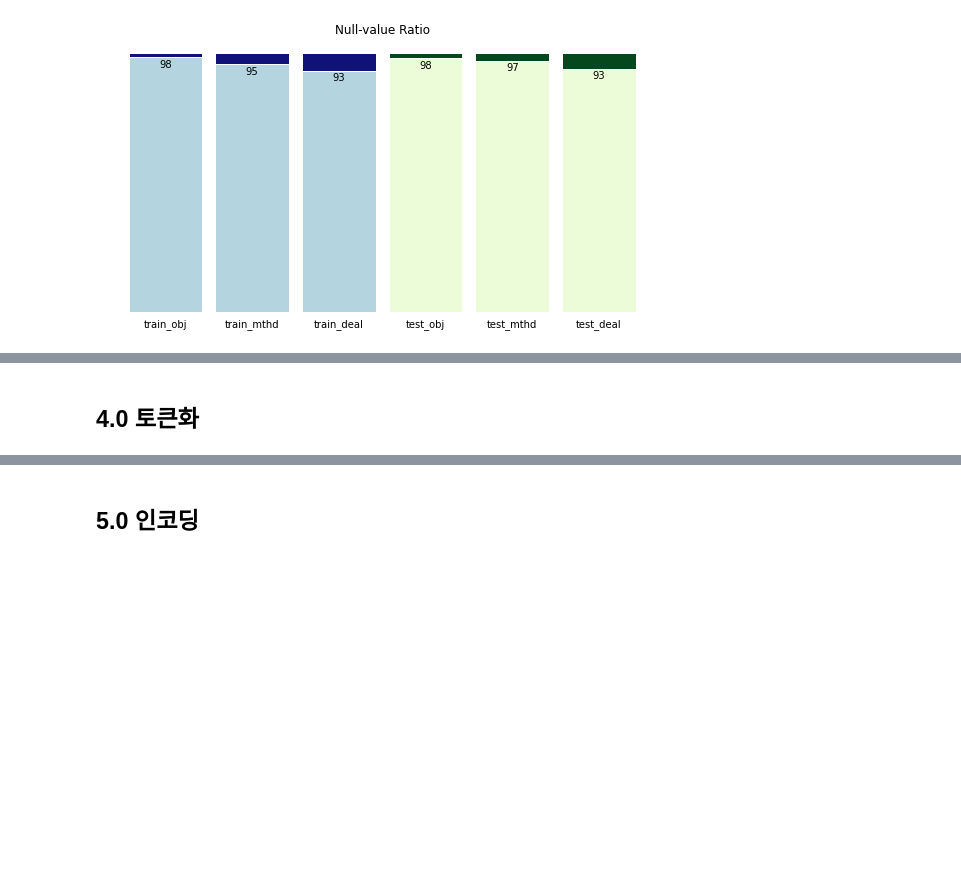
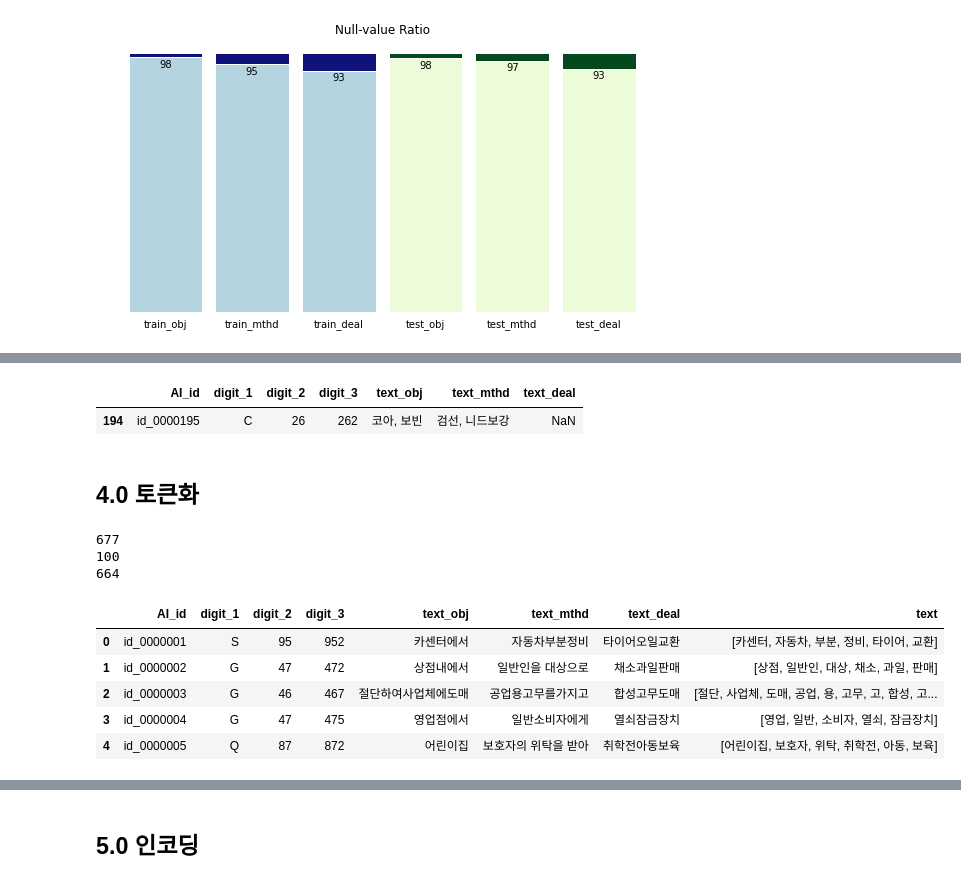
Before and after one commit to huitaek/contest-kostat-ai, a Jupyter notebook: preprocessing.ipynb, the cells around one changed output, grey strips where cells are left out. Saved outputs shown, nothing was run; the diff lists cells and outputs as text; code cells hidden in the pictures; blank space fills up the shorter version.

```diff
--- a/preprocessing.ipynb
+++ b/preprocessing.ipynb
@@ -156,2 +249,56 @@ plt.show()
+# %%
+condition1 = train['text_obj'] == '코아, 보빈'
+condition2 = train['text_mthd'] == '입고, 재단'
+train[condition1&condition2]
+# %% [output]
+|  | AI_id | digit_1 | digit_2 | digit_3 | text_obj | text_mthd | text_deal |
+| 194 | id_0000195 | C | 26 | 262 | 코아, 보빈 | 검선, 니드보강 | NaN |
 # %% [markdown]
 ## <b>4.0 토큰화</b>
+# %%
+# 불용어 사전 불러오기
+
+stopwords = pd.read_csv("./data/stopwords/stopwords_1.csv", encoding='CP949')
+stopwords = stopwords['stopwords']
+print(len(stopwords))
+
+stopwords_2 = pd.read_table("./data/stopwords/stopwords_2.txt", names=['stopwords', '품사', 'ratio'])
+stopwords_2 = stopwords_2['stopwords']
+print(len(stopwords_2))
+
+# 불용어 사전 병합
+
+stopwords = pd.concat([stopwords, stopwords_2], axis=0)
+stopwords.drop_duplicates(inplace=True)
+stopwords.reset_index(inplace=True, drop=True)
+print(len(stopwords))
+
+# stopwords.to_csv("./data/stopwords/stopwords_concat.csv", encoding='CP949')
+stopwords = list(stopwords)
+# %% [output]
+677
+100
+664
+# %%
+# train 데이터 토크나이징
+
+mecab_train_text_obj = []
+mecab_train_text_mthd = []
+mecab_train_text_deal = []
+
+mecab = Mecab()
+
+for sentence in tqdm(train['text_obj']): # 진행상황 Progress Bar를 위한 tqdm library
+    tokenized_sentence = mecab.morphs(sentence) # 토큰화
+    stopwords_removed_sentence = [word for word in tokenized_sentence if not word in list(stopwords)] # 불용어 제거
+    mecab_train_text_obj.append(stopwords_removed_sentence)
+
+for sentence in tqdm(train['text_mthd']): # 진행상황 Progress Bar를 위한 tqdm library
+    tokenized_sentence = mecab.morphs(sentence) # 토큰화
+    stopwords_removed_sentence = [word for word in tokenized_sentence if not word in list(stopwords)] # 불용어 제거
+    mecab_train_text_mthd.append(stopwords_removed_sentence)
+
+for sentence in tqdm(train['text_deal']): # 진행상황 Progress Bar를 위한 tqdm library
+    tokenized_sentence = mecab.morphs(sentence) # 토큰화
+    stopwords_removed_sentence = [word for word in tokenized_sentence if not word in list(stopwords)] # 불용어 제거
+    mecab_train_text_deal.append(stopwords_removed_sentence)
@@ -157,0 +328,4 @@ plt.show()
+# %%
+train['text'] = mecab_train_text_obj
+train['text'] = train['text'] + mecab_train_text_mthd
+train['text'] = train['text'] + mecab_train_text_deal
@@ -157,0 +336,9 @@ plt.show()
+# %%
+train.head()
+# %% [output]
+|  | AI_id | digit_1 | digit_2 | digit_3 | text_obj | text_mthd | text_deal | text |
+| 0 | id_0000001 | S | 95 | 952 | 카센터에서 | 자동차부분정비 | 타이어오일교환 | [카센터, 자동차, 부분, 정비, 타이어, 교환] |
+| 1 | id_0000002 | G | 47 | 472 | 상점내에서 | 일반인을 대상으로 | 채소과일판매 | [상점, 일반인, 대상, 채소, 과일, 판매] |
+| 2 | id_0000003 | G | 46 | 467 | 절단하여사업체에도매 | 공업용고무를가지고 | 합성고무도매 | [절단, 사업체, 도매, 공업, 용, 고무, 고, 합성, 고... |
+| 3 | id_0000004 | G | 47 | 475 | 영업점에서 | 일반소비자에게 | 열쇠잠금장치 | [영업, 일반, 소비자, 열쇠, 잠금장치] |
+| 4 | id_0000005 | Q | 87 | 872 | 어린이집 | 보호자의 위탁을 받아 | 취학전아동보육 | [어린이집, 보호자, 위탁, 취학전, 아동, 보육] |
```
Also changed, not shown: parts of 29 cells of this notebook, 14 other files.
